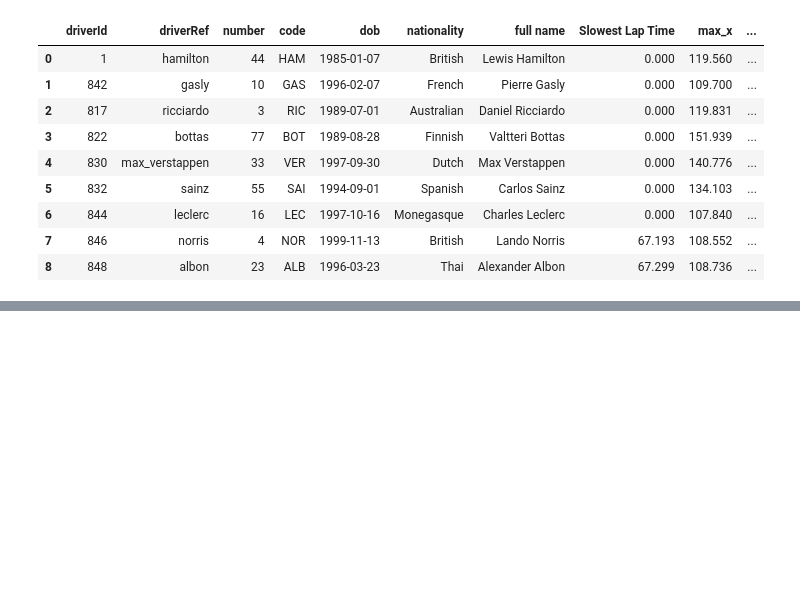
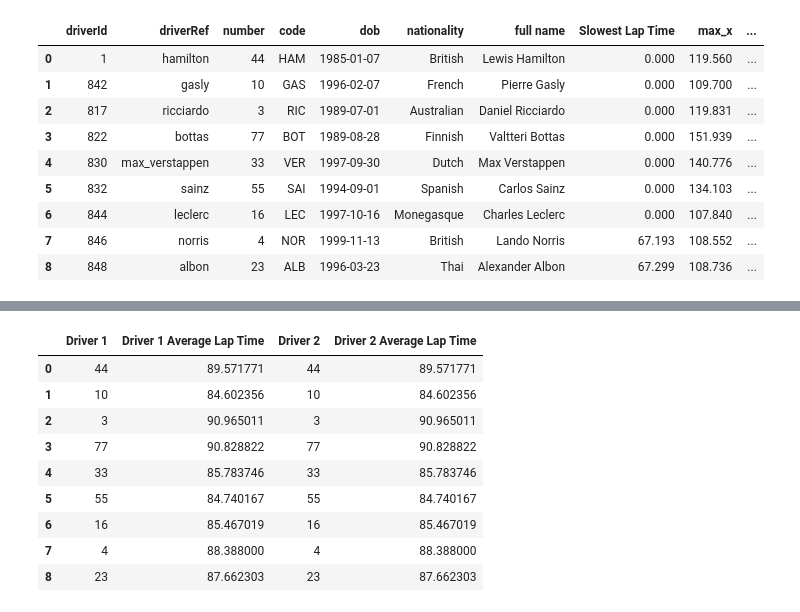
Before and after one commit to Vincent-glitch/ML-Project, a Jupyter notebook: notebooks/top_rank.ipynb, the cells around one changed output, grey strips where cells are left out. Saved outputs shown, nothing was run; the diff lists cells and outputs as text; code cells hidden in the pictures; blank space fills up the shorter version.

```diff
--- a/notebooks/top_rank.ipynb
+++ b/notebooks/top_rank.ipynb
@@ -32,2 +37,16 @@ ValueError: cannot insert number, already exists
+# %%
+matrix_df = delta_df.loc[:,['Driver 1', 'Driver 1 Average Lap Time', 'Driver 2', 'Driver 2 Average Lap Time']]
+matrix_df
+# %% [output]
+|  | Driver 1 | Driver 1 Average Lap Time | Driver 2 | Driver 2 Average Lap Time |
+| 0 | 44 | 89.571771 | 44 | 89.571771 |
+| 1 | 10 | 84.602356 | 10 | 84.602356 |
+| 2 | 3 | 90.965011 | 3 | 90.965011 |
+| 3 | 77 | 90.828822 | 77 | 90.828822 |
+| 4 | 33 | 85.783746 | 33 | 85.783746 |
+| 5 | 55 | 84.740167 | 55 | 84.740167 |
+| 6 | 16 | 85.467019 | 16 | 85.467019 |
+| 7 | 4 | 88.388000 | 4 | 88.388000 |
+| 8 | 23 | 87.662303 | 23 | 87.662303 |
 # %%
 rank_matrix = pd.DataFrame([[1, 822, 43.332061, 90],
```
Also changed, not shown: parts of 4 cells of this notebook, 2 other files.
